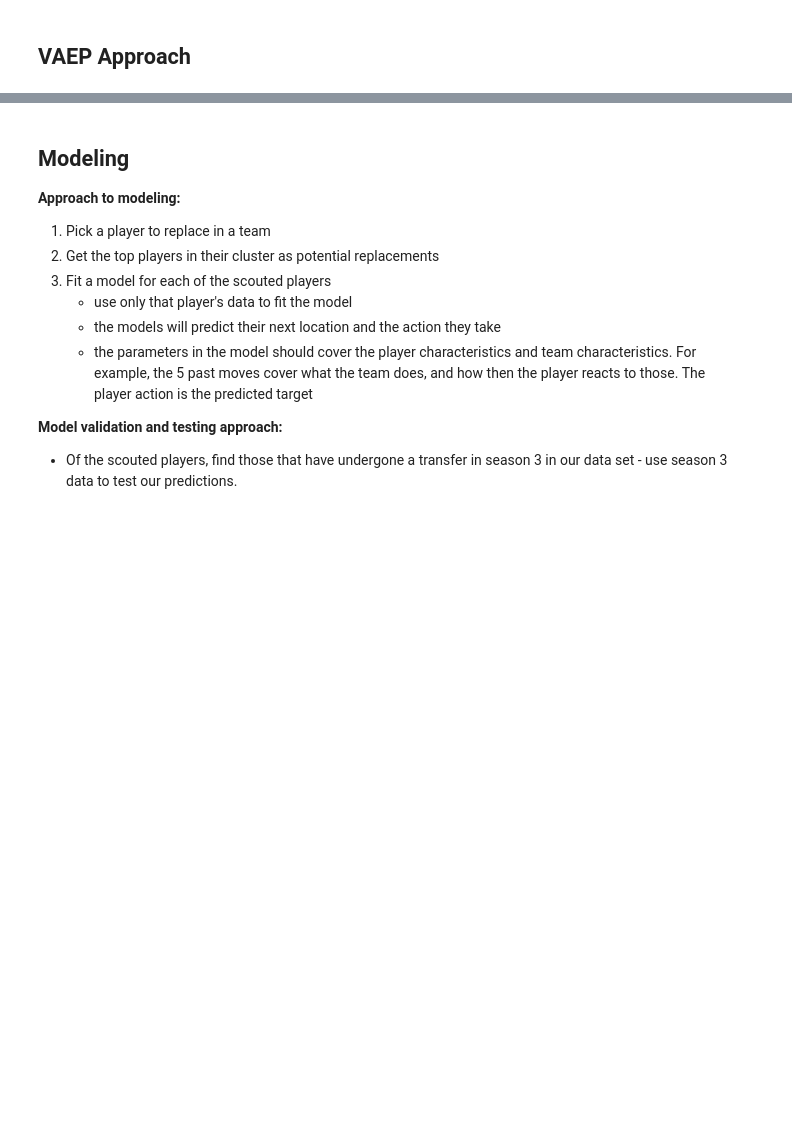
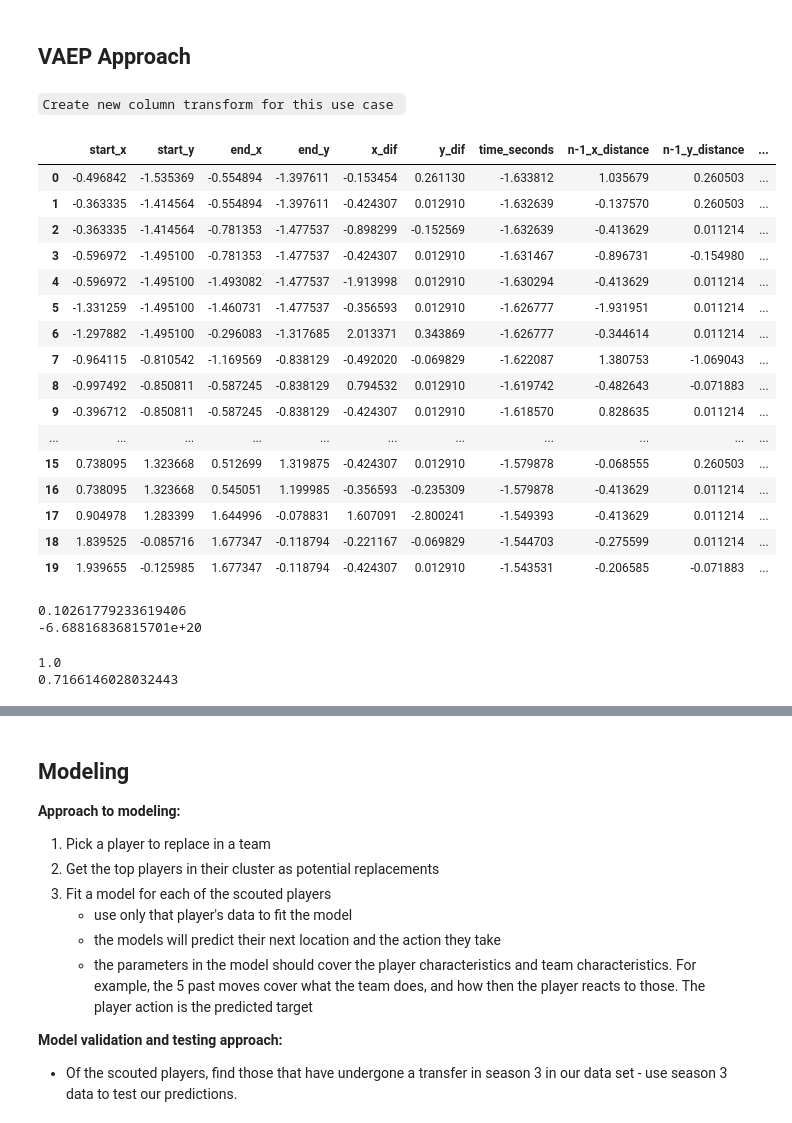
Before and after one commit to alexmihalache/Football-Analytics-Capstone---BrainStation-Final-Project, a Jupyter notebook: soccer_action_exploration.ipynb, the cells around one changed output, grey strips where cells are left out. Cells and saved outputs as stored; diff of their text form; code cells hidden in the pictures; blank space fills up the shorter version.

````diff
--- a/soccer_action_exploration.ipynb
+++ b/soccer_action_exploration.ipynb
@@ -1691,3 +1702,5 @@ prediction_matrix['hit'].mean()
 0.7814992025518341
 # %% [markdown]
 ## VAEP Approach
+# %% [markdown]
+```Create new column transform for this use case ```
@@ -1694,12 +1837,59 @@ prediction_matrix['hit'].mean()
+# %%
+ct = make_column_transformer(
+    (StandardScaler(), numeric_features),
+    (OneHotEncoder(handle_unknown='ignore'), categorical_features),
+    ('drop', drop_features))
 # %%
 team_train_set = modeling_train_df[modeling_train_df['team_id']==965].dropna()
 team_test_set = modeling_test_df[(modeling_test_df['team_id']==965)&(modeling_test_df['player_id']==15579)].dropna()
 # team_test_set = modeling_test_df[modeling_test_df['team_id']==973].dropna()
 
-X_train = team_train_set.drop(columns=['type_name_encoded', 'end_pitch_zone'])
-y_train_type = team_train_set['type_name_encoded']
-y_train_end_zone = team_train_set['end_pitch_zone']
+X_train = team_train_set.drop(columns=['vaep_value'])
+y_train_vaep = team_train_set['vaep_value']
 
-X_test = team_test_set.drop(columns=['type_name_encoded', 'end_pitch_zone'])
-y_test_type = team_test_set['type_name_encoded']
-y_test_end_zone = team_test_set['end_pitch_zone']
+
+X_test = team_test_set.drop(columns=['vaep_value'])
+y_test_vaep = team_test_set['vaep_value']
+# %%
+transformed_train_df = ct.fit_transform(X_train)
+column_names = (
+    numeric_features
+    # + passthrough_features
+    + ct.named_transformers_['onehotencoder'].get_feature_names_out().tolist())
+
+transformed_train_df = pd.DataFrame(transformed_train_df, columns=column_names)
+transformed_train_df.head(20)
+# %% [output]
+|  | start_x | start_y | end_x | end_y | x_dif | y_dif | time_seconds | n-1_x_distance | n-1_y_distance | ... |
+| 0 | -0.496842 | -1.535369 | -0.554894 | -1.397611 | -0.153454 | 0.261130 | -1.633812 | 1.035679 | 0.260503 | ... |
+| 1 | -0.363335 | -1.414564 | -0.554894 | -1.397611 | -0.424307 | 0.012910 | -1.632639 | -0.137570 | 0.260503 | ... |
+| 2 | -0.363335 | -1.414564 | -0.781353 | -1.477537 | -0.898299 | -0.152569 | -1.632639 | -0.413629 | 0.011214 | ... |
+| 3 | -0.596972 | -1.495100 | -0.781353 | -1.477537 | -0.424307 | 0.012910 | -1.631467 | -0.896731 | -0.154980 | ... |
+| 4 | -0.596972 | -1.495100 | -1.493082 | -1.477537 | -1.913998 | 0.012910 | -1.630294 | -0.413629 | 0.011214 | ... |
+| 5 | -1.331259 | -1.495100 | -1.460731 | -1.477537 | -0.356593 | 0.012910 | -1.626777 | -1.931951 | 0.011214 | ... |
+| 6 | -1.297882 | -1.495100 | -0.296083 | -1.317685 | 2.013371 | 0.343869 | -1.626777 | -0.344614 | 0.011214 | ... |
+| 7 | -0.964115 | -0.810542 | -1.169569 | -0.838129 | -0.492020 | -0.069829 | -1.622087 | 1.380753 | -1.069043 | ... |
+| 8 | -0.997492 | -0.850811 | -0.587245 | -0.838129 | 0.794532 | 0.012910 | -1.619742 | -0.482643 | -0.071883 | ... |
+| 9 | -0.396712 | -0.850811 | -0.587245 | -0.838129 | -0.424307 | 0.012910 | -1.618570 | 0.828635 | 0.011214 | ... |
+| ... | ... | ... | ... | ... | ... | ... | ... | ... | ... | ... |
+| 15 | 0.738095 | 1.323668 | 0.512699 | 1.319875 | -0.424307 | 0.012910 | -1.579878 | -0.068555 | 0.260503 | ... |
+| 16 | 0.738095 | 1.323668 | 0.545051 | 1.199985 | -0.356593 | -0.235309 | -1.579878 | -0.413629 | 0.011214 | ... |
+| 17 | 0.904978 | 1.283399 | 1.644996 | -0.078831 | 1.607091 | -2.800241 | -1.549393 | -0.413629 | 0.011214 | ... |
+| 18 | 1.839525 | -0.085716 | 1.677347 | -0.118794 | -0.221167 | -0.069829 | -1.544703 | -0.275599 | 0.011214 | ... |
+| 19 | 1.939655 | -0.125985 | 1.677347 | -0.118794 | -0.424307 | 0.012910 | -1.543531 | -0.206585 | -0.071883 | ... |
+# %%
+pipe = make_pipeline(ct, LinearRegression())
+pipe.fit(X_train, y_train_vaep)
+print(pipe.score(X_train, y_train_vaep))
+print(pipe.score(X_test, y_test_vaep))
+# %% [output]
+0.10261779233619406
+-6.68816836815701e+20
+# %%
+pipe = make_pipeline(ct, DecisionTreeRegressor())
+pipe.fit(X_train, y_train_vaep)
+print(pipe.score(X_train, y_train_vaep))
+print(pipe.score(X_test, y_test_vaep))
+# %% [output]
+1.0
+0.7166146028032443
````
Also changed, not shown: parts of 46 cells of this notebook.
